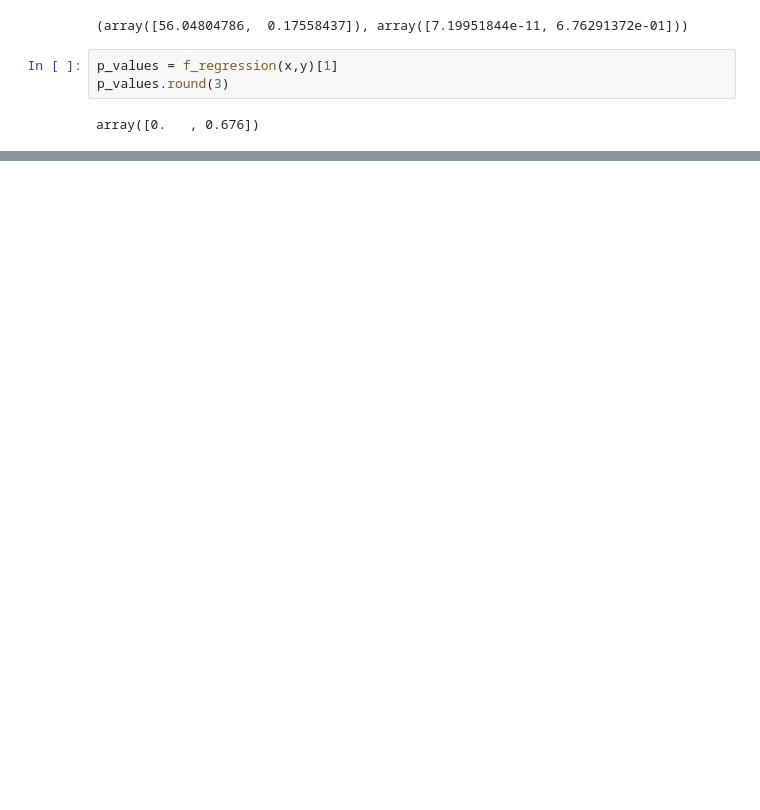
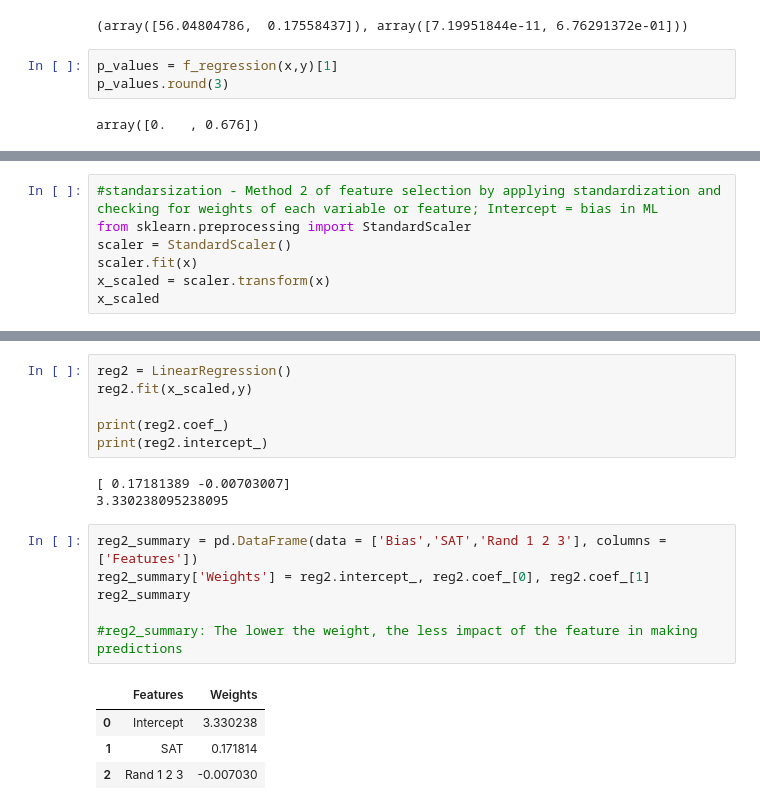
Before and after one commit to vartikam97/vartikam97, a Jupyter notebook: Welcome_To_Colab.ipynb, the cells around one changed output, grey strips where cells are left out. Saved outputs shown, nothing was run; the diff lists cells and outputs as text; blank space fills up the shorter version.

```diff
--- a/Welcome_To_Colab.ipynb
+++ b/Welcome_To_Colab.ipynb
@@ -312,0 +317,7 @@ reg_summary
+# %%
+#standarsization - Method 2 of feature selection by applying standardization and checking for weights of each variable or feature; Intercept = bias in ML
+from sklearn.preprocessing import StandardScaler
+scaler = StandardScaler()
+scaler.fit(x)
+x_scaled = scaler.transform(x)
+x_scaled
@@ -312,0 +342,20 @@ reg_summary
+# %%
+reg2 = LinearRegression()
+reg2.fit(x_scaled,y)
+
+print(reg2.coef_)
+print(reg2.intercept_)
+# %% [output]
+[ 0.17181389 -0.00703007]
+3.330238095238095
+# %%
+reg2_summary = pd.DataFrame(data = ['Bias','SAT','Rand 1 2 3'], columns = ['Features'])
+reg2_summary['Weights'] = reg2.intercept_, reg2.coef_[0], reg2.coef_[1]
+reg2_summary
+
+#reg2_summary: The lower the weight, the less impact of the feature in making predictions
+# %% [output]
+|  | Features | Weights |
+| 0 | Intercept | 3.330238 |
+| 1 | SAT | 0.171814 |
+| 2 | Rand 1 2 3 | -0.007030 |
```
Also changed, not shown: parts of 3 cells of this notebook.
